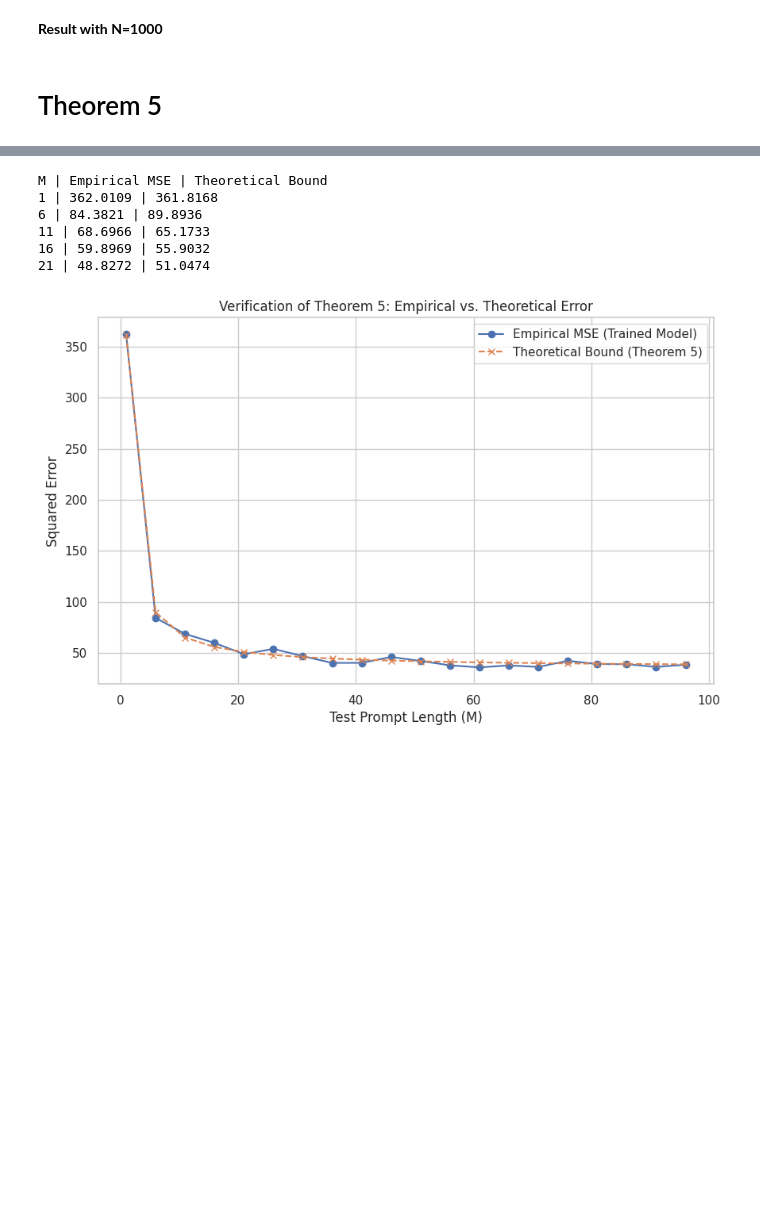
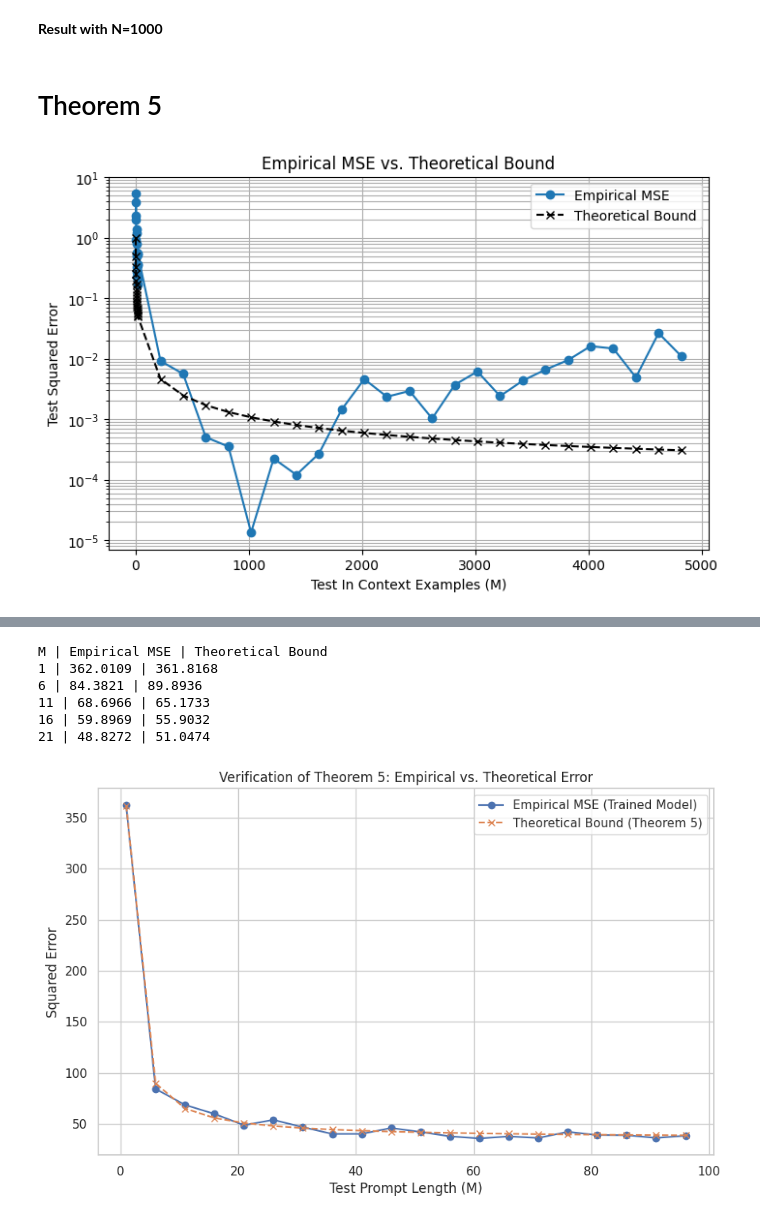
Before and after one commit to aayushmanda/ICL, a Jupyter notebook: ICL.ipynb, the cells around one changed output, grey strips where cells are left out. Saved outputs shown, nothing was run; the diff lists cells and outputs as text; code cells hidden in the pictures; blank space fills up the shorter version.

```diff
--- a/ICL.ipynb
+++ b/ICL.ipynb
@@ -594,3 +588,70 @@ M | Empirical MSE | Theoretical Bound
 **Result with N=1000**
 # %% [markdown]
 # Theorem 5
+# %%
+import numpy as np
+import torch
+import matplotlib.pyplot as plt
+
+# ---- Replace with your actual definitions as appropriate ----
+def generate_simple_prompt(M, d, Lambda, w=None):
+    # Want to validate for the linear case (the theorem is about linear regression)
+    x = torch.randn(M+1, d) @ Lambda.sqrt()
+    if w is None:
+        w = torch.randn(d)
+    y = (w @ x.mT)
+    return x, y, w
+
+def build_embedding(x, y, M, d):
+    # Last (M)th index is for query; others are context
+    E = torch.zeros(d+1, M+1)
+    for i in range(M):
+        E[:d, i] = x[i]
+        E[d, i] = y[i]
+    E[:d, M] = x[M]
+    E[d, M] = 0
+    return E, y[M].item()
+
+def theoretical_bound(M_values, d, N, Lambda):
+    # Paper's theory: expected test MSE is <= O(1/M + 1/N^2)
+    # We'll set constant factors = 1 for illustration
+    bound = {}
+    for M in M_values:
+        bound[M] = (1.0 / M) + (1.0 / (N**2))
+    return bound
+# ------------------------------------------------------------
+
+def empirical_mse(model, M_values, d, Lambda, prompts_per_M):
+    mses = {m: [] for m in M_values}
+    for m in M_values:
+        for _ in range(prompts_per_M):
+            x, y, w = generate_simple_prompt(m, d, Lambda)
+            E, y_query = build_embedding(x, y, m, d)
+            pred = model(E).detach().cpu().item()
+            mses[m].append(((pred - y_query) ** 2)/m)
+    return {m: np.mean(err) for m, err in mses.items()}
+
+def plot_verification(M_values, empirical_dict, theoretical):
+    plt.figure(figsize=(8, 5))
+    plt.plot(M_values, list(empirical_dict.values()), label='Empirical MSE', marker="o")
+    plt.plot(M_values, list(theoretical.values()), label='Theoretical Bound', marker='x', linestyle='--', color='black')
+    plt.yscale('log')
+    plt.xlabel('Test In Context Examples (M)')
+    plt.ylabel('Test Squared Error')
+    plt.title('Empirical MSE vs. Theoretical Bound')
+    plt.legend()
+    plt.grid(True, which='both')
+    plt.show()
+
+# ==== Example usage after you have a trained model ====
+d = 5
+N = 100      # Number of training prompt examples (used in theory)
+Lambda = torch.eye(d)
+M_values = list(range(1, 20, 1))+ list(range(20, 5000, 200))
+prompts_per_M = 10        # For smooth empirical curves
+
+empirical = empirical_mse(model, M_values, d, Lambda, prompts_per_M)
+theory = theoretical_bound(M_values, d, N, Lambda)
+plot_verification(M_values, empirical, theory)
+# %% [output]
+[figure, added]
```
Also changed, not shown: parts of 12 cells of this notebook.
